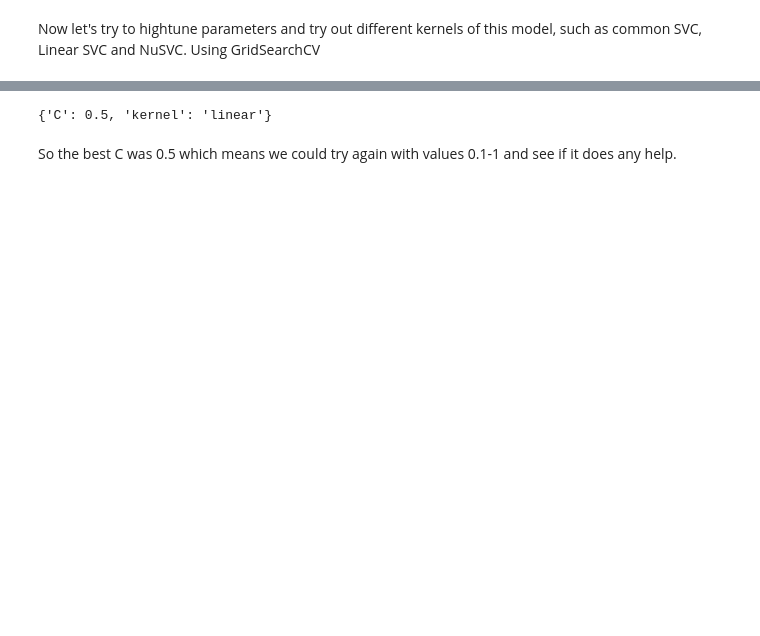
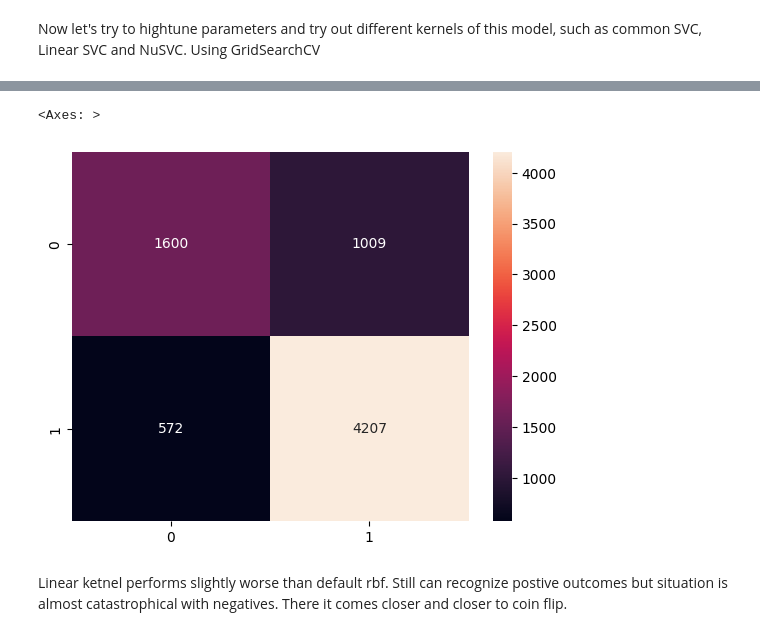
Before and after one commit to KirSobolev/Introduction-to-ML, a Jupyter notebook: exercise3/svc.ipynb, the cells around one changed output, grey strips where cells are left out. Saved outputs shown, nothing was run; the diff lists cells and outputs as text; code cells hidden in the pictures; blank space fills up the shorter version.

```diff
--- a/exercise3/svc.ipynb
+++ b/exercise3/svc.ipynb
@@ -239,6 +155,7 @@ Let's try to optimize the model with the same kernel a little bit further.
-# %%
-model[1].best_params_
-# %% [output]
-{'C': 0.5, 'kernel': 'linear'}
-# %% [markdown]
-So the best C was 0.5 which means we could try again with values 0.1-1 and see if it does any help.
+# %%
+sns.heatmap(confusion_matrix(y_test, predictions), annot=True, fmt='g')
+# %% [output]
+<Axes: >
+[figure, added]
+# %% [markdown]
+Linear ketnel performs slightly worse than default rbf. Still can recognize postive outcomes but situation is almost catastrophical with negatives. There it comes closer and closer to coin flip.
```
Also changed, not shown: parts of 32 cells of this notebook, 2 other files.
